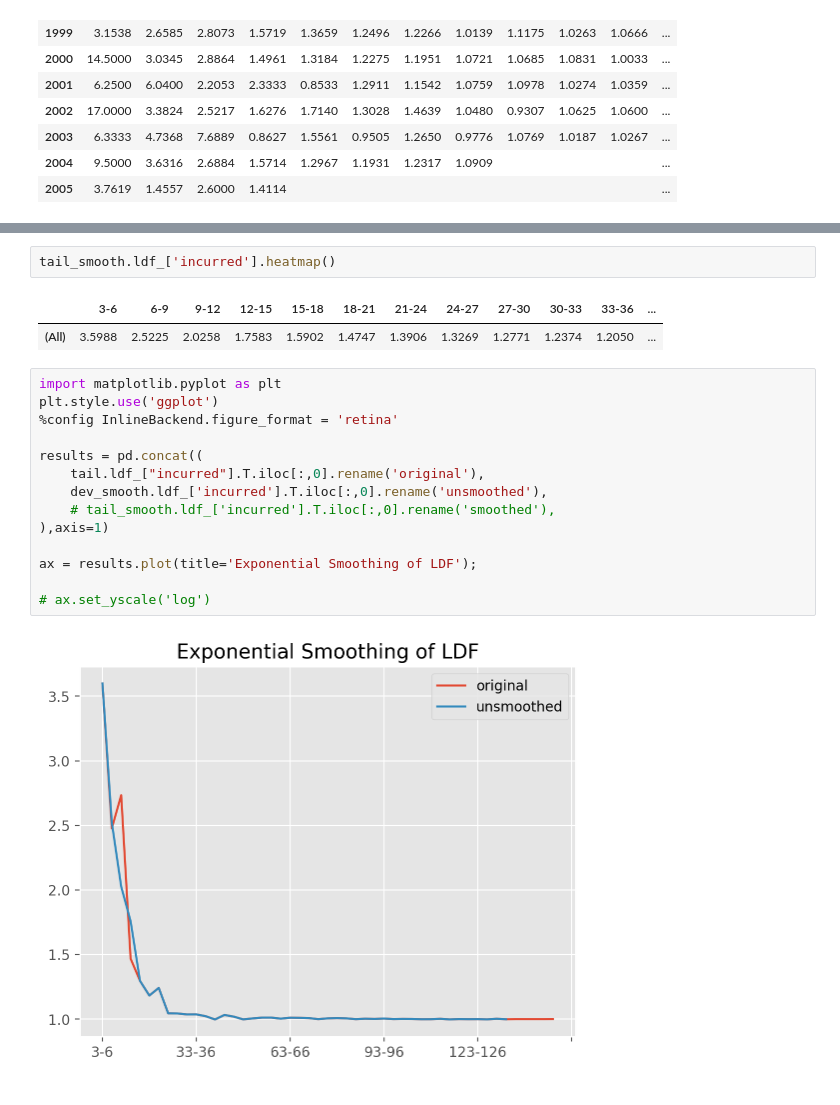
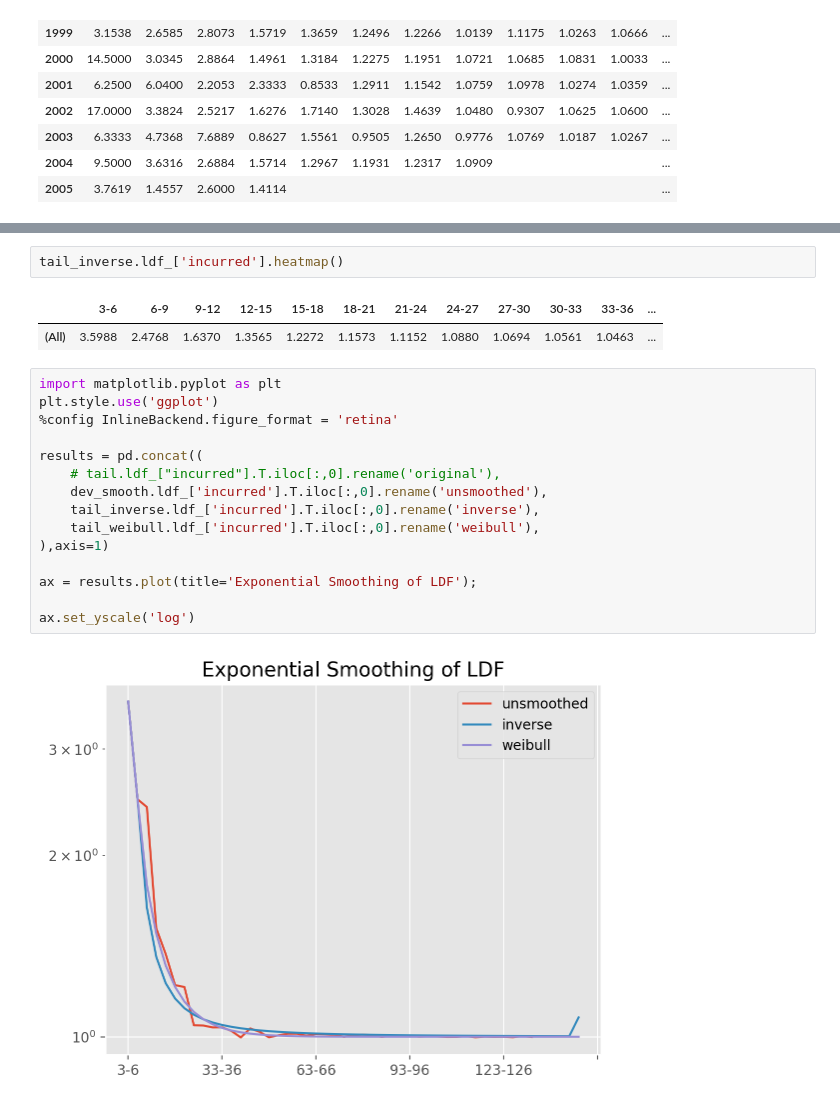
Before and after one commit to Hendrik240298/chainladder-python, a Jupyter notebook: docs/gallery/plot_pattern_smoothing.ipynb, the cells around one changed output, grey strips where cells are left out. Drawn from its saved outputs; the diff is of its cells as text.

Commit message:
tinkering further comparing different tails. could I try frid instead?

```diff
--- a/docs/gallery/plot_pattern_smoothing.ipynb
+++ b/docs/gallery/plot_pattern_smoothing.ipynb
@@ -95,21 +156,22 @@ dev_smooth.ldf_['incurred'].heatmap()
 # %%
-tail_smooth.ldf_['incurred'].heatmap()
+tail_inverse.ldf_['incurred'].heatmap()
 # %% [output]
 |  | 3-6 | 6-9 | 9-12 | 12-15 | 15-18 | 18-21 | 21-24 | 24-27 | 27-30 | 30-33 | 33-36 | ... |
-| (All) | 3.5988 | 2.5225 | 2.0258 | 1.7583 | 1.5902 | 1.4747 | 1.3906 | 1.3269 | 1.2771 | 1.2374 | 1.2050 | ... |
+| (All) | 3.5988 | 2.4768 | 1.6370 | 1.3565 | 1.2272 | 1.1573 | 1.1152 | 1.0880 | 1.0694 | 1.0561 | 1.0463 | ... |
 # %%
 import matplotlib.pyplot as plt
 plt.style.use('ggplot')
 %config InlineBackend.figure_format = 'retina'
 
 results = pd.concat((
-    tail.ldf_["incurred"].T.iloc[:,0].rename('original'),
+    # tail.ldf_["incurred"].T.iloc[:,0].rename('original'),
     dev_smooth.ldf_['incurred'].T.iloc[:,0].rename('unsmoothed'),
-    # tail_smooth.ldf_['incurred'].T.iloc[:,0].rename('smoothed'),
+    tail_inverse.ldf_['incurred'].T.iloc[:,0].rename('inverse'),
+    tail_weibull.ldf_['incurred'].T.iloc[:,0].rename('weibull'),
 ),axis=1)
 
 ax = results.plot(title='Exponential Smoothing of LDF');
 
-# ax.set_yscale('log')
+ax.set_yscale('log')
 # %% [output]
-[figure, old version]
+[figure, new version]
```
Also changed, not shown: parts of 7 cells of this notebook.
